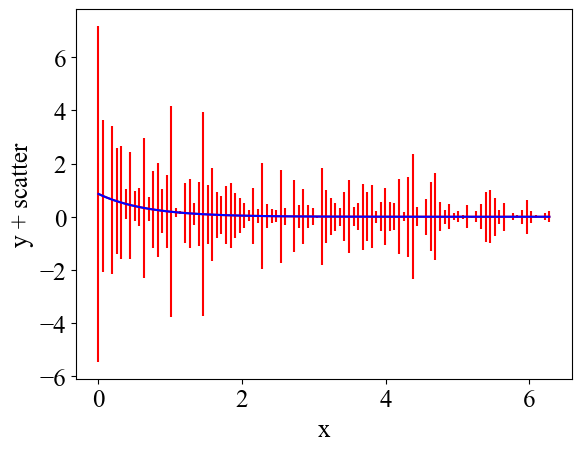
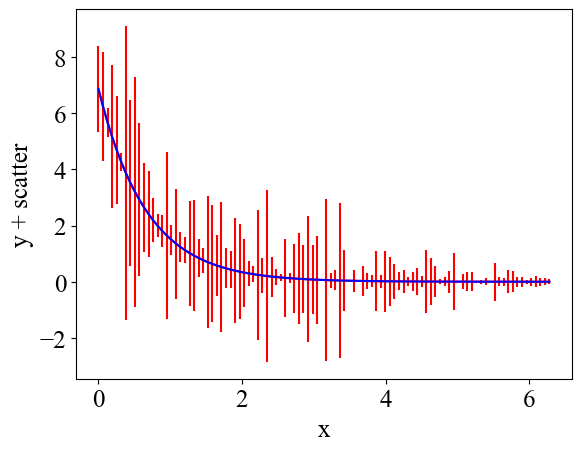
The change to this notebook cell's code, shown as a diff; its figure went from the first image to the second:
--- before
+++ after
@@ -1,4 +1,4 @@
-plt.plot(x, exponent(x,a = 4 - np.pi, b = 1.5), color="blue", zorder = 1)
-plt.errorbar(x, exponent(x,a = 4 - np.pi, b = 1.5), yerr = np.absolute(scatter), color ="red", zorder=0)
+plt.plot(x, exponent(x,a = 10 - np.pi, b = 1.5), color="blue", zorder = 1)
+plt.errorbar(x, exponent(x,a = 10 - np.pi, b = 1.5), yerr = np.absolute(scatter), color ="red", zorder=0)
 plt.xlabel("x")
 plt.ylabel("y + scatter")

Commit: Add files via upload